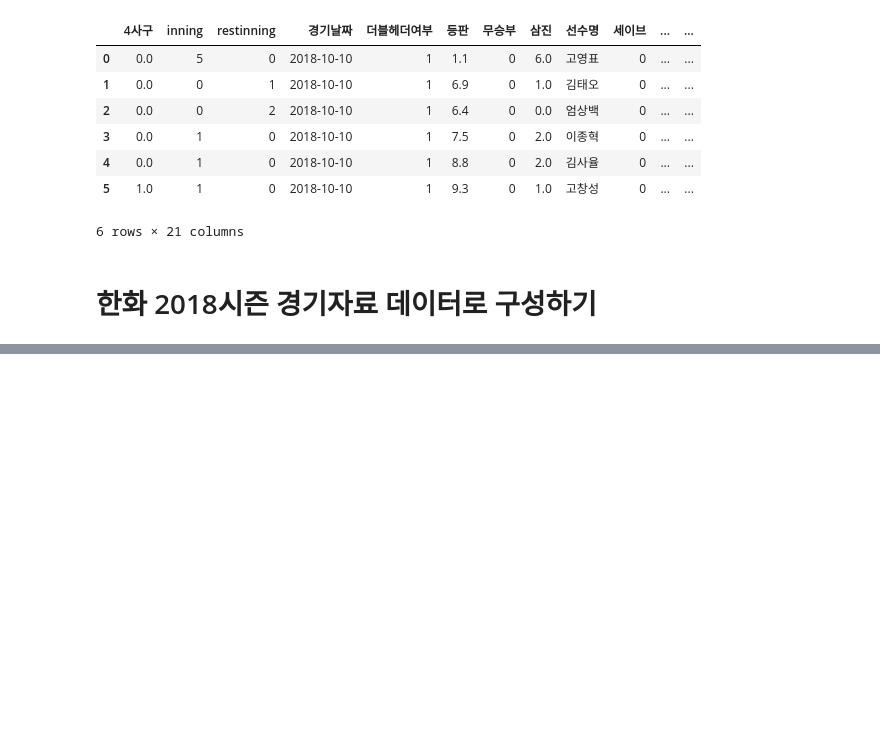
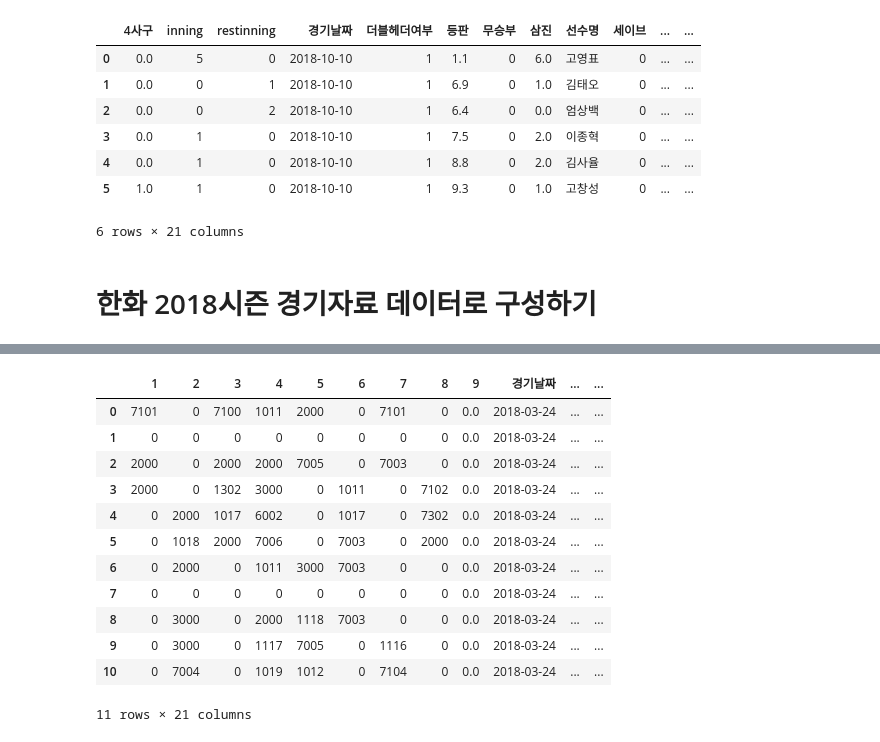
Before and after one commit to LOPES-HUFS/Data_Wrangling_for_KBO, a Jupyter notebook: notebook.ipynb, the cells around one changed output, grey strips where cells are left out. Drawn from its saved outputs; the diff is of its cells as text; code cells hidden in the pictures; blank space fills up the shorter version.

```diff
--- a/notebook.ipynb
+++ b/notebook.ipynb
@@ -195,0 +222,16 @@ for i in range(0,len(sample)):
+# %%
+pd.DataFrame(temp_full[list(temp_full.keys())[0]]['home_batter'])
+# %% [output]
+|  | 1 | 2 | 3 | 4 | 5 | 6 | 7 | 8 | 9 | 경기날짜 | ... | ... |
+| 0 | 7101 | 0 | 7100 | 1011 | 2000 | 0 | 7101 | 0 | 0.0 | 2018-03-24 | ... | ... |
+| 1 | 0 | 0 | 0 | 0 | 0 | 0 | 0 | 0 | 0.0 | 2018-03-24 | ... | ... |
+| 2 | 2000 | 0 | 2000 | 2000 | 7005 | 0 | 7003 | 0 | 0.0 | 2018-03-24 | ... | ... |
+| 3 | 2000 | 0 | 1302 | 3000 | 0 | 1011 | 0 | 7102 | 0.0 | 2018-03-24 | ... | ... |
+| 4 | 0 | 2000 | 1017 | 6002 | 0 | 1017 | 0 | 7302 | 0.0 | 2018-03-24 | ... | ... |
+| 5 | 0 | 1018 | 2000 | 7006 | 0 | 7003 | 0 | 2000 | 0.0 | 2018-03-24 | ... | ... |
+| 6 | 0 | 2000 | 0 | 1011 | 3000 | 7003 | 0 | 0 | 0.0 | 2018-03-24 | ... | ... |
+| 7 | 0 | 0 | 0 | 0 | 0 | 0 | 0 | 0 | 0.0 | 2018-03-24 | ... | ... |
+| 8 | 0 | 3000 | 0 | 2000 | 1118 | 7003 | 0 | 0 | 0.0 | 2018-03-24 | ... | ... |
+| 9 | 0 | 3000 | 0 | 1117 | 7005 | 0 | 1116 | 0 | 0.0 | 2018-03-24 | ... | ... |
+| 10 | 0 | 7004 | 0 | 1019 | 1012 | 0 | 7104 | 0 | 0.0 | 2018-03-24 | ... | ... |
+11 rows × 21 columns
```
Also changed, not shown: parts of 9 cells of this notebook, 1 other file.
